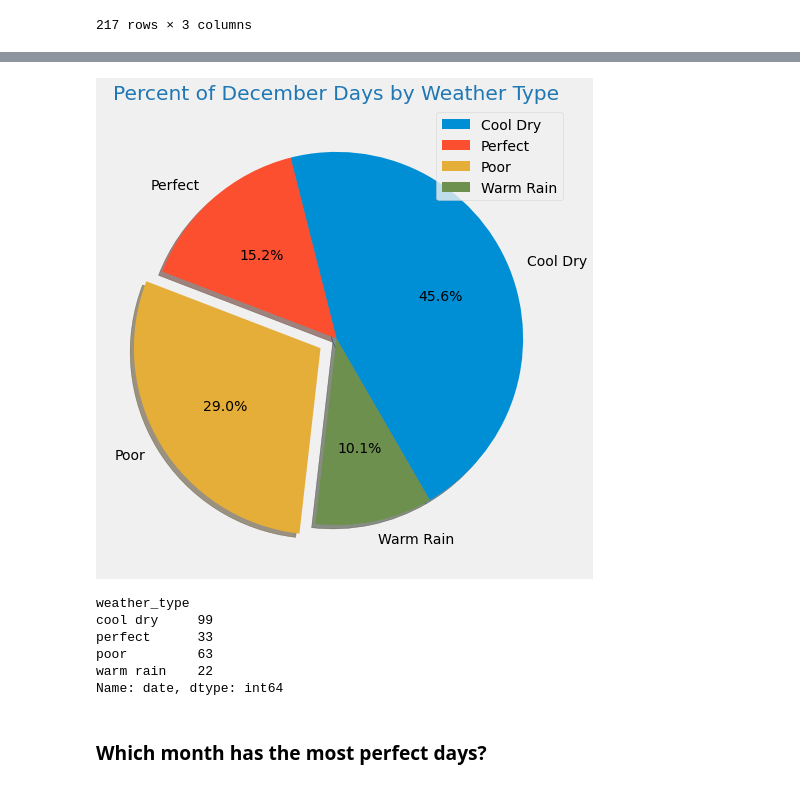
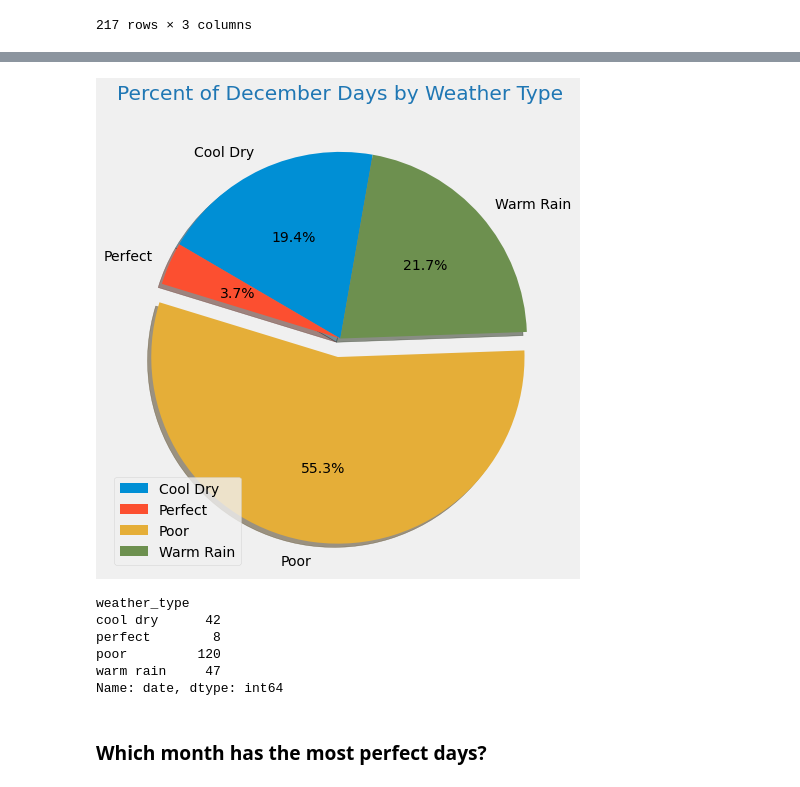
Before and after one commit to mtmcphail/Surfs_Up, a Jupyter notebook: SurfsUp_Challenge.ipynb, the cells around one changed output, grey strips where cells are left out. Drawn from its saved outputs; the diff is of its cells as text; code cells hidden in the pictures.

```diff
--- a/SurfsUp_Challenge.ipynb
+++ b/SurfsUp_Challenge.ipynb
@@ -209,12 +209,12 @@ rain_12_df
 #rain_06_df[weather_good] = np.where(rain_06_df['precipitation'] == '0.00' or rain_06_df["tobs"] >= '73.0', True, False)
 #rain_06_df.head()
 
-def weather(c):
-  if c['temperature'] >= 73.0 and c['precipitation'] <= 0.10:
+def weather(df):
+  if df['temperature'] >= 73.0 and df['precipitation'] <= 0.00:
     return 'perfect'
-  elif c['temperature'] >= 73.0 and c['precipitation'] > 0.10:
+  elif df['temperature'] >= 73.0 and df['precipitation'] > 0.00:
     return 'warm rain'
-  elif c['temperature'] < 73.0 and c['precipitation'] <= 0.10:
+  elif df['temperature'] < 73.0 and df['precipitation'] <= 0.00:
     return 'cool dry'
   else:
     return 'poor'
@@ -247,27 +247,27 @@ Name: date, dtype: int64
 # %%
 rain_12_df['weather_type'] = rain_12_df.apply(weather, axis=1)
 dec_wtype = rain_12_df.groupby('weather_type')['date'].count()
 
 plt.style.use('fivethirtyeight')
 plt.subplots(figsize=(8, 8))
 plt.pie(dec_wtype,
             labels=["Cool Dry", "Perfect", "Poor", "Warm Rain"],
             explode=[0, 0.0, 0.1, 0],
             autopct='%1.1f%%',
-            shadow=True, startangle=300)
+            shadow=True, startangle=80)
 plt.title('Percent of December Days by Weather Type', color = "Tab:blue")
-plt.legend()
+plt.legend(loc = 'lower left')
 plt.savefig('Resources/dec_wtype.png')
 plt.show()
 
 print(dec_wtype)
 # %% [output]
-[figure, old version]
+[figure, new version]
 weather_type
-cool dry     99
-perfect      33
-poor         63
-warm rain    22
+cool dry      42
+perfect        8
+poor         120
+warm rain     47
 Name: date, dtype: int64
 # %% [markdown]
 ### Which month has the most perfect days?
```
Also changed, not shown: parts of 7 cells of this notebook, 8 other files.
